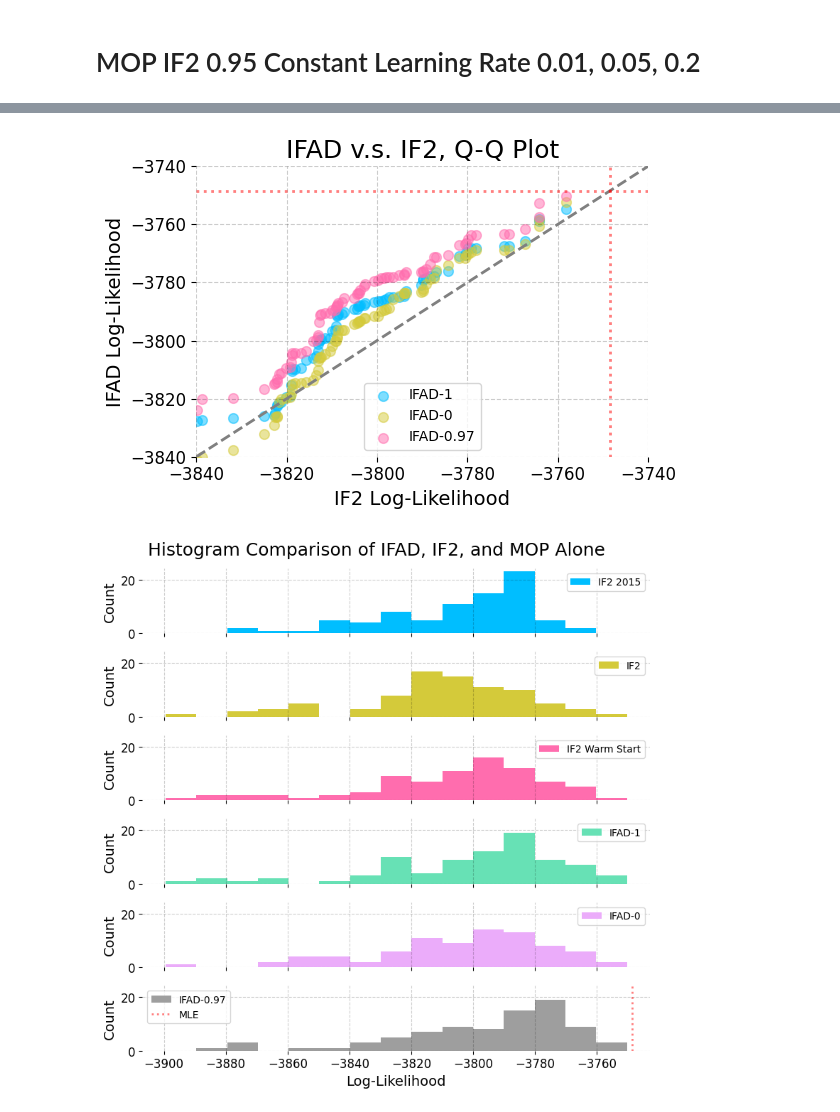
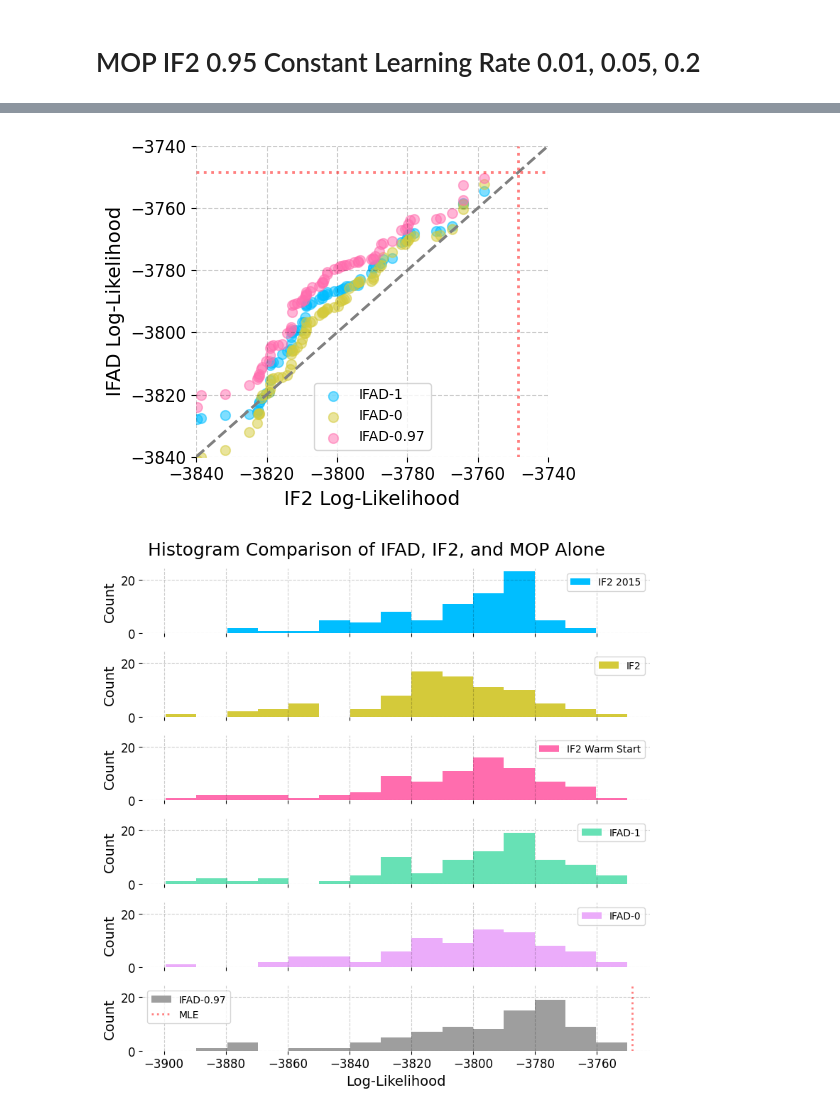
Before and after one commit to hetankevin/diffilter, a Jupyter notebook: cholera.ipynb, the cells around one changed output, grey strips where cells are left out. Saved outputs shown, nothing was run; the diff lists cells and outputs as text; code cells hidden in the pictures.

```diff
--- a/cholera.ipynb
+++ b/cholera.ipynb
@@ -753,28 +753,28 @@ plt.savefig('imgs/095/pairs.png', bbox_inches='tight')
 # %%
 #IF2 0.95
 #QQ plot, our IF2
-plt.figure(figsize=(6,4))
+plt.figure(figsize=(5,4))
 plt.scatter(-np.sort(np.array(mif_logliks_trials)[:,-1]), -np.sort(np.array(gd_logliks_trials)[:,-1]), marker='o', alpha=0.5,
             label='IFAD-1')
 plt.scatter(-np.sort(np.array(mif_logliks_trials)[:,-1]), -np.sort(np.array(gd_logliks_pf_trials)[:,-1]), marker='o', alpha=0.5,
             label='IFAD-0')
 plt.scatter(-np.sort(np.array(mif_logliks_trials)[:,-1]), -np.sort(np.array(gd_logliks_mop_trials)[:,-1]), marker='o', alpha=0.5,
             label='IFAD-0.97')
 lo, hi = -3840, -3740
 plt.xlim(lo,hi)
 plt.ylim(lo,hi)
 plt.plot([lo, hi], [lo, hi], linestyle='--', color='grey')
 plt.axhline(-3748.5, linestyle='dotted', color='r', alpha=0.5)
 plt.axvline(-3748.5, linestyle='dotted', color='r', alpha=0.5)
-plt.title('IFAD v.s. IF2, Q-Q Plot')
+#plt.title('IFAD v.s. IF2, Q-Q Plot')
 plt.xlabel('IF2 Log-Likelihood')
 plt.ylabel('IFAD Log-Likelihood')
 plt.legend()
 plt.tight_layout()
 # put horizontal and vertical lines at 3748.5
 plt.savefig('imgs/095/qq.png', bbox_inches='tight')
 # %% [output]
-[figure, old version]
+[figure, new version]
 # %%
 #IF2 0.95
 import seaborn as sns
```
Also changed, not shown: parts of 4 cells of this notebook, 5 other files.
